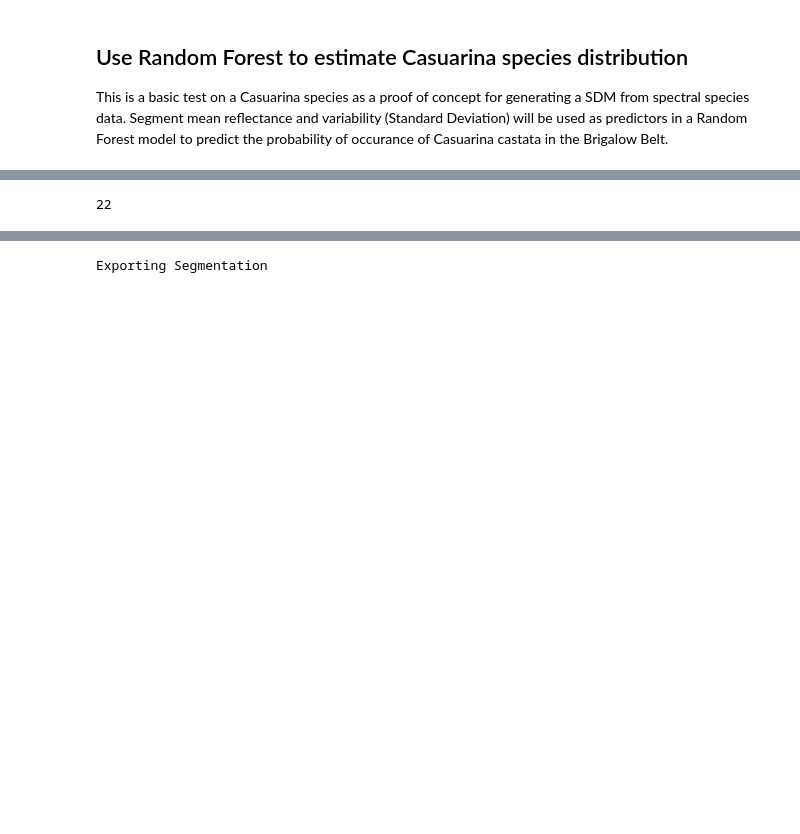
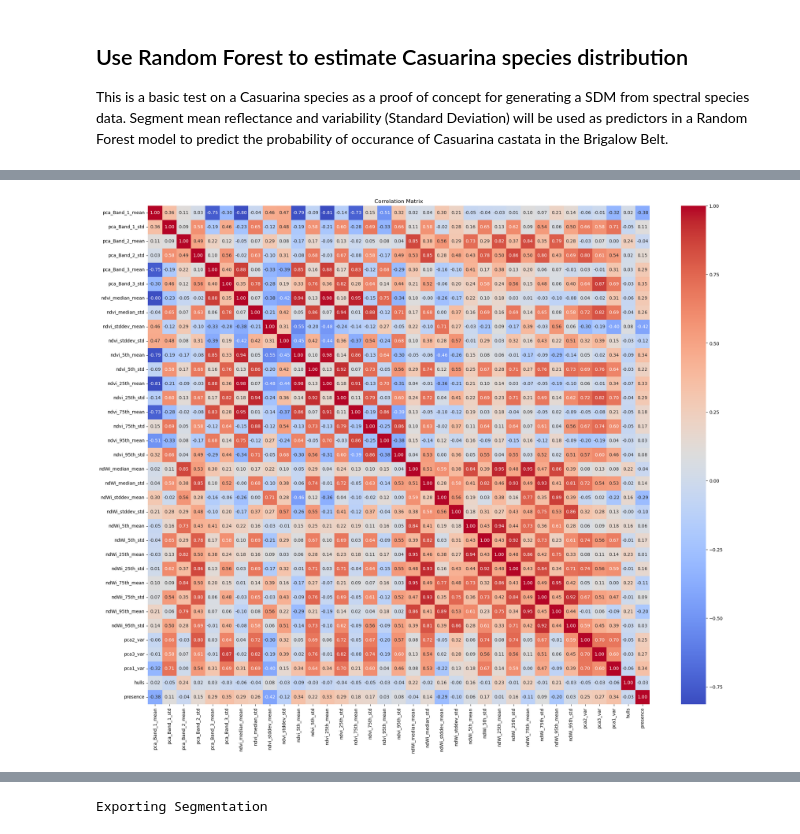
Before and after one commit to t-hackwood/SpectralBotany, a Jupyter notebook: notebooks/SpectralBotany.ipynb, the cells around one changed output, grey strips where cells are left out. Drawn from its saved outputs; the diff is of its cells as text; code cells hidden in the pictures; blank space fills up the shorter version.

```diff
--- a/notebooks/SpectralBotany.ipynb
+++ b/notebooks/SpectralBotany.ipynb
@@ -1393,3 +1679,7 @@ print(np.unique(species, return_counts=True))
 
 This is a basic test on a Casuarina species as a proof of concept for generating a SDM from spectral species data. Segment mean reflectance and variability (Standard Deviation)
 will be used as predictors in a Random Forest model to predict the probability of occurance of Casuarina castata in the Brigalow Belt.
+# %%
+cols = rat.getColumnNames(RASTER_SEG)
+
+print(cols)
@@ -1396,3 +1688,5 @@ will be used as predictors in a Random Forest model to predict the probability o
+# %%
+target_species = 'ah_bvg'
 # %%
 # Make test/train datasets
 from sklearn.model_selection import train_test_split
@@ -1504,11 +1760,20 @@ Importance value: 0.07379106285296354
-# %%
-colnames = ['pca_Band_1_mean', 'pca_Band_1_std', 'pca_Band_2_mean', 'pca_Band_2_std', 'pca_Band_3_mean',
-            'ndvi_median_mean', 'ndvi_stddev_mean',
-            'ndvi_5th_mean', 'ndvi_25th_mean', 'ndvi_75th_mean',
-            'ndvi_95th_mean', 'ndvi_95th_std', 'ndWi_median_mean',
-           'ndWi_5th_mean',  'ndWi_25th_mean',  'ndWi_75th_mean',
-             'ndWi_95th_mean', 'pca2_var', 'pca3_var', 'pca1_var', 'hulls', target_species]
-
-print(len(colnames))
-# %% [output]
-22
+# %%
+# Assess each variable pair for correlation
+import seaborn as sns
+import matplotlib.pyplot as plt
+import pandas as pd
+
+# Create a dataframe from the training data
+train_df = pd.DataFrame(x_train, columns=predictors)
+train_df['presence'] = y_train
+
+# Calculate the correlation matrix
+corr = train_df.corr()
+
+# Plot the correlation matrix
+plt.figure(figsize=(25, 20))
+sns.heatmap(corr, annot=True, cmap='coolwarm', fmt=".2f")
+plt.title("Correlation Matrix")
+plt.show()
+# %% [output]
+[figure, added]
```
Also changed, not shown: parts of 40 cells of this notebook.
